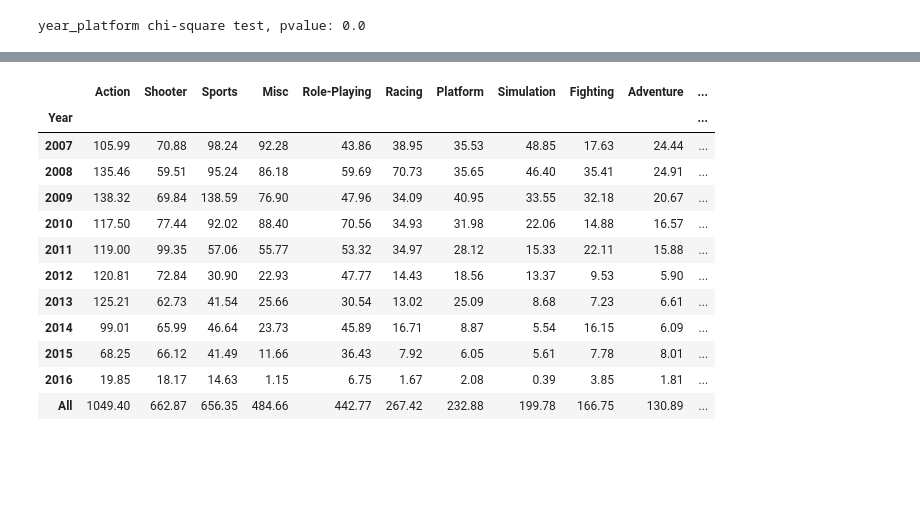
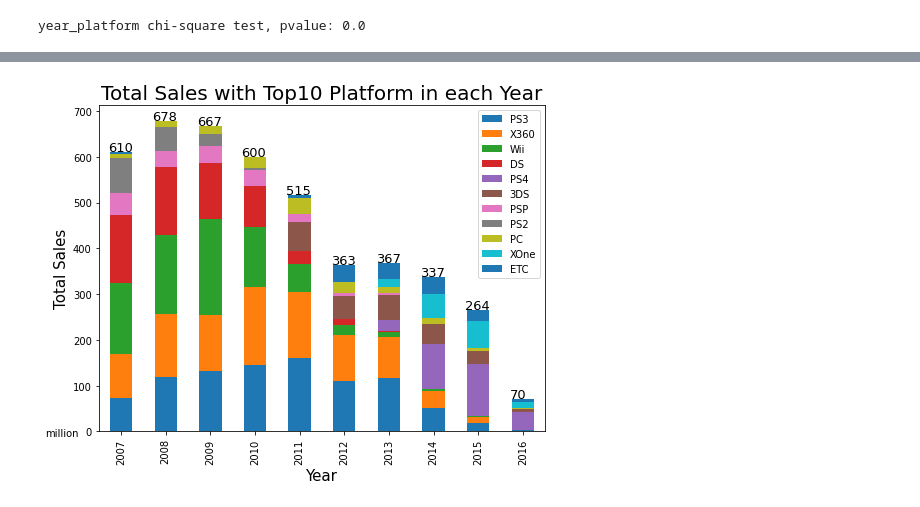
Before and after one commit to jiho-kang/Data_Analysis_Project, a Jupyter notebook: Video Game Sales/data_analysis_for_new_game_launching.ipynb, the cells around one changed output, grey strips where cells are left out. Saved outputs shown, nothing was run; the diff lists cells and outputs as text; code cells hidden in the pictures; blank space fills up the shorter version.

```diff
--- a/Video Game Sales/data_analysis_for_new_game_launching.ipynb
+++ b/Video Game Sales/data_analysis_for_new_game_launching.ipynb
@@ -497,47 +467,33 @@ year_platform chi-square test, pvalue: 0.0
 # %%
 import matplotlib.pyplot as plt
 import seaborn as sns
 
 # 최근 10년치의 자료만 가져옴
 yp_10year = year_platform.iloc[-13:-3,:-1]
 
 yp_10year_head = []
 for i in range(len(yp_10year.columns)):
   yp_10year_head.append(yp_10year.columns[i][1])
 yp_10year.columns = yp_10year_head
 
 # 10년동안 가장 많은 platform sales를 기준으로 정렬
 yp_10year.loc['All'] = yp_10year.sum()
 yp_10year.sort_values(by='All',axis=1,ascending=False, inplace=True)
 
 yp_graph = yp_10year.iloc[:-1,:10]
 yp_graph['ETC'] = yp_10year.iloc[:-1,10:].sum(axis=1)
 
 
-yp_graph.plot.bar(stacked=True,figsize=(8,10))
+yp_graph.plot.bar(stacked=True,figsize=(8,6))
 plt.title('Total Sales with Top10 Platform in each Year', fontsize=20)
 plt.xlabel('Year',fontsize = 15)
 plt.ylabel('Total Sales',fontsize=15)
 
 for i in range(len(yp_graph.index)):
   plt.text(i-0.3,yp_graph.iloc[i,:].sum()+2,int(yp_graph.iloc[i,:].sum()), size = 13)
 
 plt.text(-1.7,-10,s='million')
 
 plt.show();
+# %% [output]
+[figure, added]
-# %%
-yg_10year
-# %% [output]
-|  | Action | Shooter | Sports | Misc | Role-Playing | Racing | Platform | Simulation | Fighting | Adventure | ... |
-| Year |  |  |  |  |  |  |  |  |  |  | ... |
-| 2007 | 105.99 | 70.88 | 98.24 | 92.28 | 43.86 | 38.95 | 35.53 | 48.85 | 17.63 | 24.44 | ... |
-| 2008 | 135.46 | 59.51 | 95.24 | 86.18 | 59.69 | 70.73 | 35.65 | 46.40 | 35.41 | 24.91 | ... |
-| 2009 | 138.32 | 69.84 | 138.59 | 76.90 | 47.96 | 34.09 | 40.95 | 33.55 | 32.18 | 20.67 | ... |
-| 2010 | 117.50 | 77.44 | 92.02 | 88.40 | 70.56 | 34.93 | 31.98 | 22.06 | 14.88 | 16.57 | ... |
-| 2011 | 119.00 | 99.35 | 57.06 | 55.77 | 53.32 | 34.97 | 28.12 | 15.33 | 22.11 | 15.88 | ... |
-| 2012 | 120.81 | 72.84 | 30.90 | 22.93 | 47.77 | 14.43 | 18.56 | 13.37 | 9.53 | 5.90 | ... |
-| 2013 | 125.21 | 62.73 | 41.54 | 25.66 | 30.54 | 13.02 | 25.09 | 8.68 | 7.23 | 6.61 | ... |
-| 2014 | 99.01 | 65.99 | 46.64 | 23.73 | 45.89 | 16.71 | 8.87 | 5.54 | 16.15 | 6.09 | ... |
-| 2015 | 68.25 | 66.12 | 41.49 | 11.66 | 36.43 | 7.92 | 6.05 | 5.61 | 7.78 | 8.01 | ... |
-| 2016 | 19.85 | 18.17 | 14.63 | 1.15 | 6.75 | 1.67 | 2.08 | 0.39 | 3.85 | 1.81 | ... |
-| All | 1049.40 | 662.87 | 656.35 | 484.66 | 442.77 | 267.42 | 232.88 | 199.78 | 166.75 | 130.89 | ... |
```
Also changed, not shown: parts of 25 cells of this notebook.
